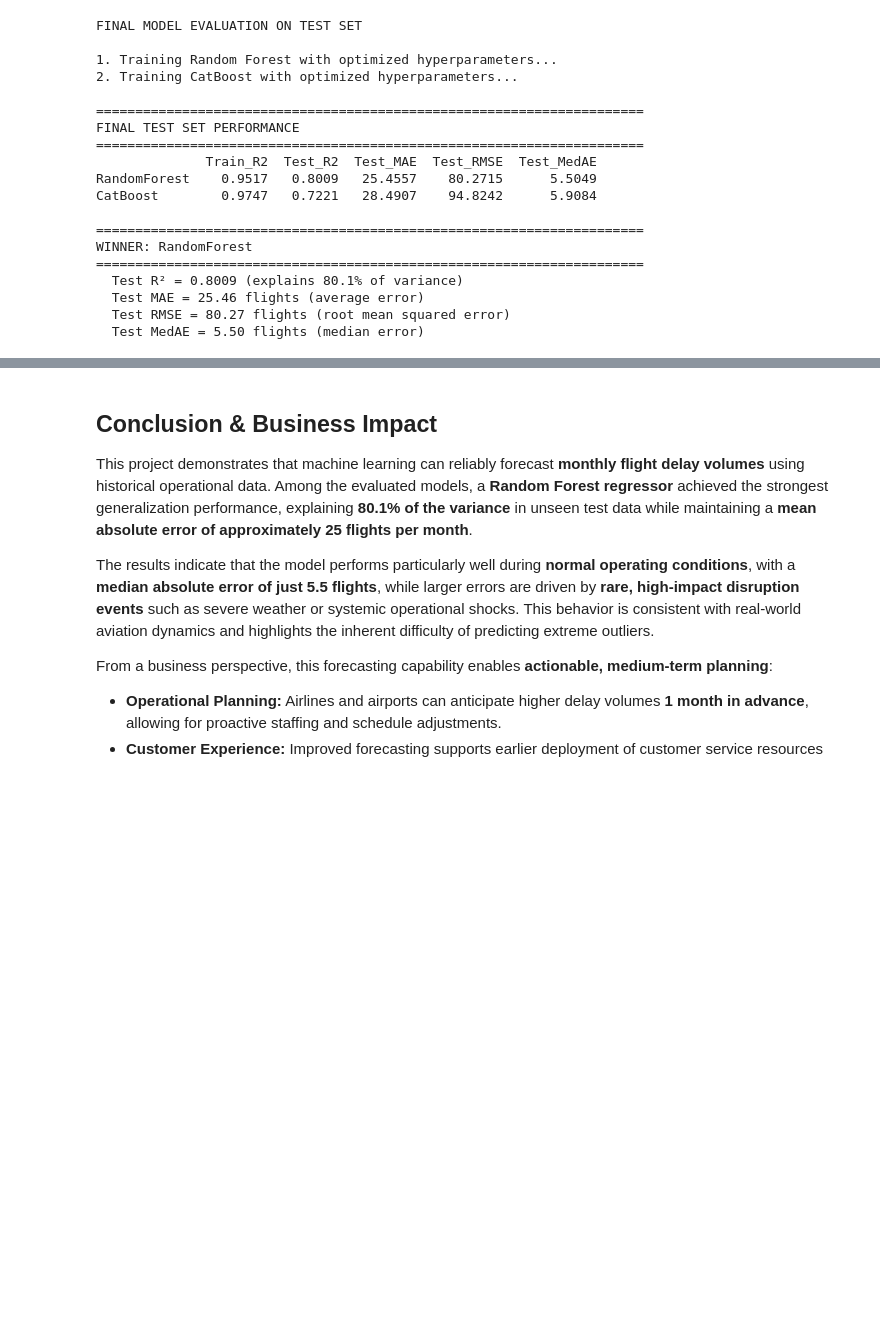
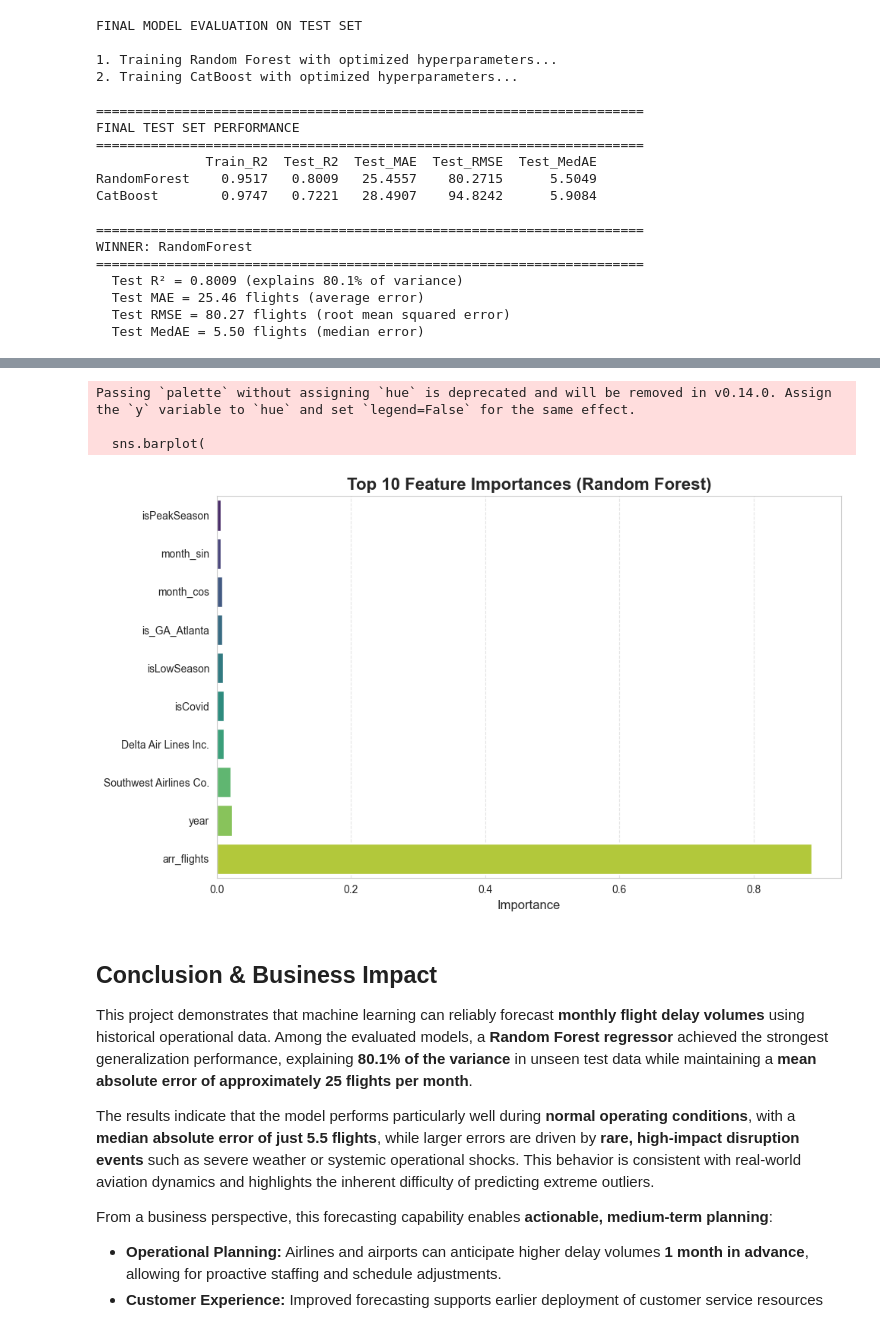
Before and after one commit to AnastasiaRassi/Forecasting-Flight-Delays-Monthly, a Jupyter notebook: notebooks/02_modelling.ipynb, the cells around one changed output, grey strips where cells are left out. Cells and saved outputs as stored; diff of their text form; code cells hidden in the pictures; blank space fills up the shorter version.

```diff
--- a/notebooks/02_modelling.ipynb
+++ b/notebooks/02_modelling.ipynb
@@ -441,3 +446,40 @@ plt.show()
+# %%
+import matplotlib.pyplot as plt
+import pandas as pd
+import seaborn as sns
+
+# Assuming your RandomForest model is `rf_final`
+# and feature matrix used for importance is `X_train_non_cat` (or whatever X you used)
+
+X_train_non_cat.drop(columns=['month'],inplace=True)
+
+# Get feature importances
+feat_importances = pd.DataFrame({
+    'Feature': X_train_non_cat.columns,
+    'Importance': rf_final.feature_importances_
+})
+
+# Sort by importance
+feat_importances = feat_importances.sort_values(by='Importance', ascending=True).tail(10)  # top 10
+
+plt.figure(figsize=(10,6))
+sns.barplot(
+    x='Importance',
+    y='Feature',
+    data=feat_importances,
+    palette='viridis'  # clean color
+)
+plt.title('Top 10 Feature Importances (Random Forest)', fontsize=16, fontweight='bold')
+plt.xlabel('Importance', fontsize=12)
+plt.ylabel('')
+plt.grid(axis='x', linestyle='--', alpha=0.5)
+plt.tight_layout()
+plt.show()
+# %% [output]
+Passing `palette` without assigning `hue` is deprecated and will be removed in v0.14.0. Assign the `y` variable to `hue` and set `legend=False` for the same effect.
+
+  sns.barplot(
+[figure, added]
 # %% [markdown]
 ## Conclusion & Business Impact
 
```
Also changed, not shown: parts of 2 cells of this notebook, 4 other files.
